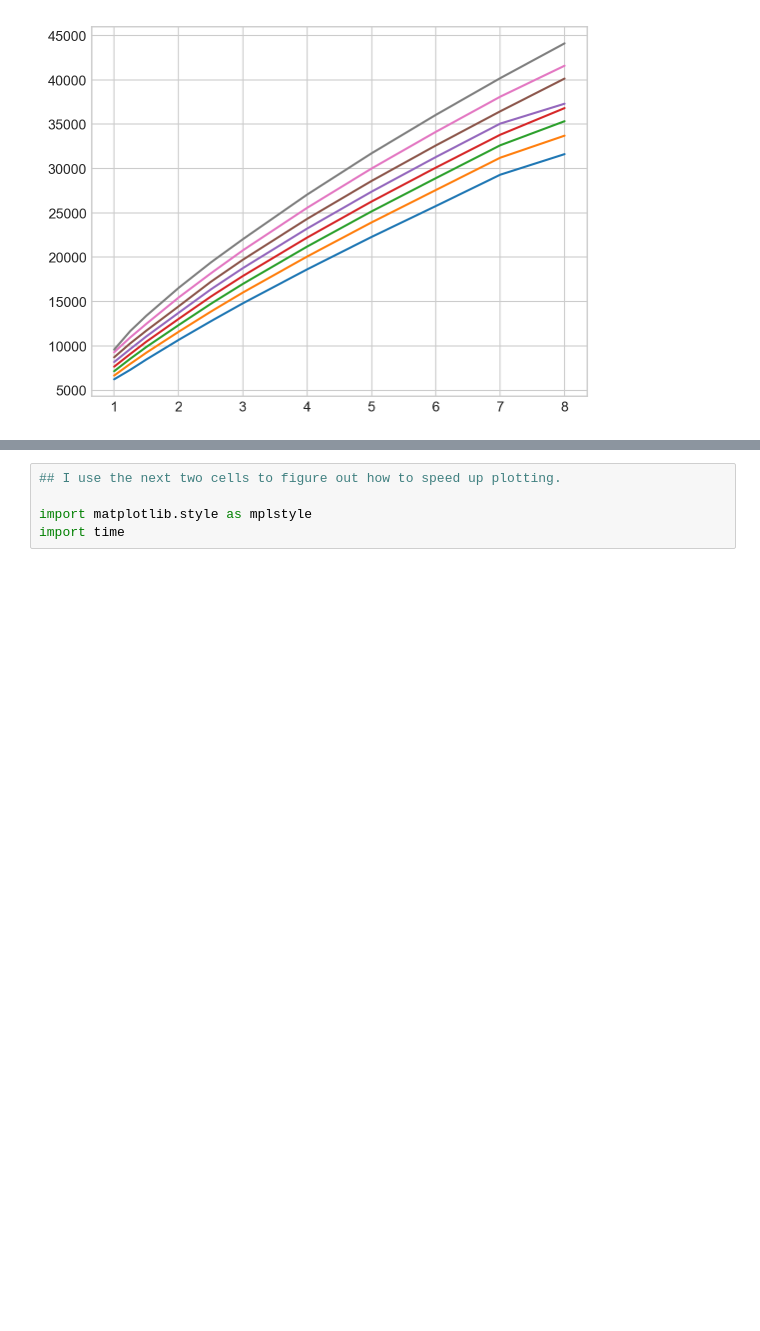
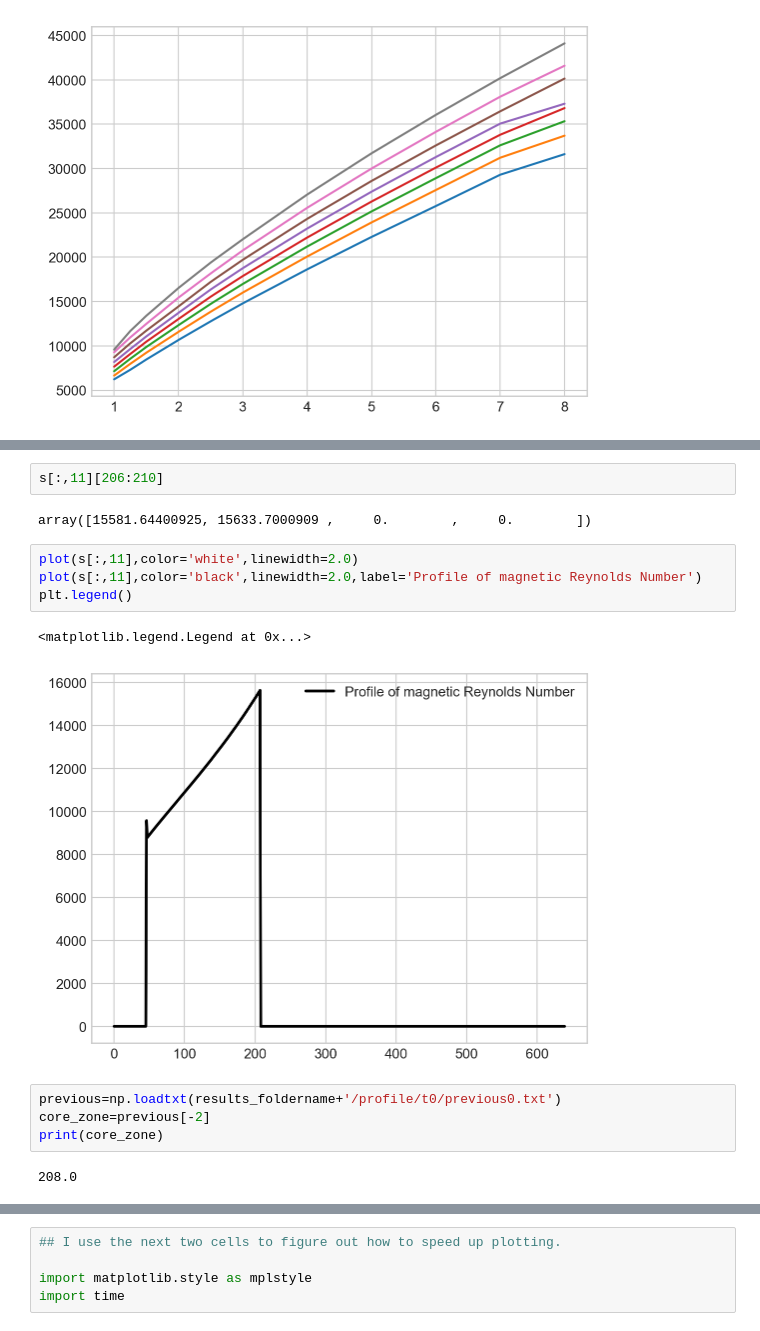
Before and after one commit to zhangjis/CMAPPER_rock, a Jupyter notebook: plot.ipynb, the cells around one changed output, grey strips where cells are left out. Cells and saved outputs as stored; diff of their text form; blank space fills up the shorter version.

```diff
--- a/plot.ipynb
+++ b/plot.ipynb
@@ -379,0 +227,17 @@ plot(temp_arr)
+# %%
+s[:,11][206:210]
+# %% [output]
+array([15581.64400925, 15633.7000909 ,     0.        ,     0.        ])
+# %%
+plot(s[:,11],color='white',linewidth=2.0)
+plot(s[:,11],color='black',linewidth=2.0,label='Profile of magnetic Reynolds Number')
+plt.legend()
+# %% [output]
+<matplotlib.legend.Legend at 0x...>
+[figure, added]
+# %%
+previous=np.loadtxt(results_foldername+'/profile/t0/previous0.txt')
+core_zone=previous[-2]
+print(core_zone)
+# %% [output]
+208.0
```
Also changed, not shown: parts of 48 cells of this notebook, 2 other files.
